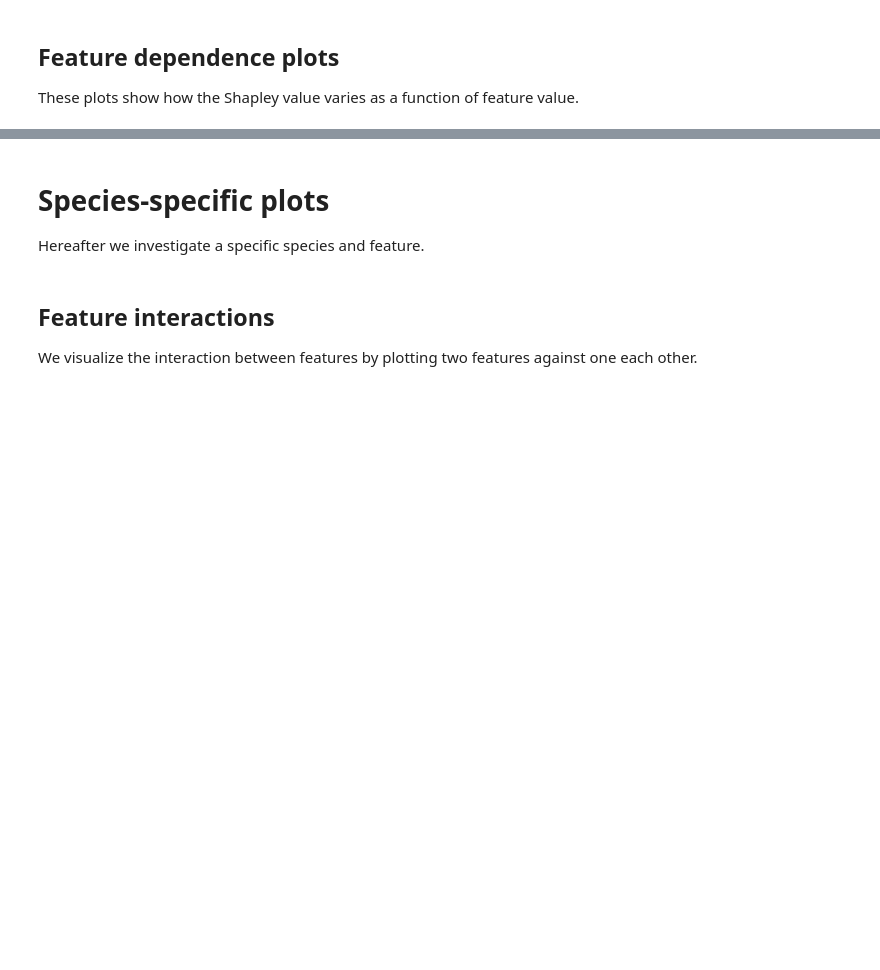
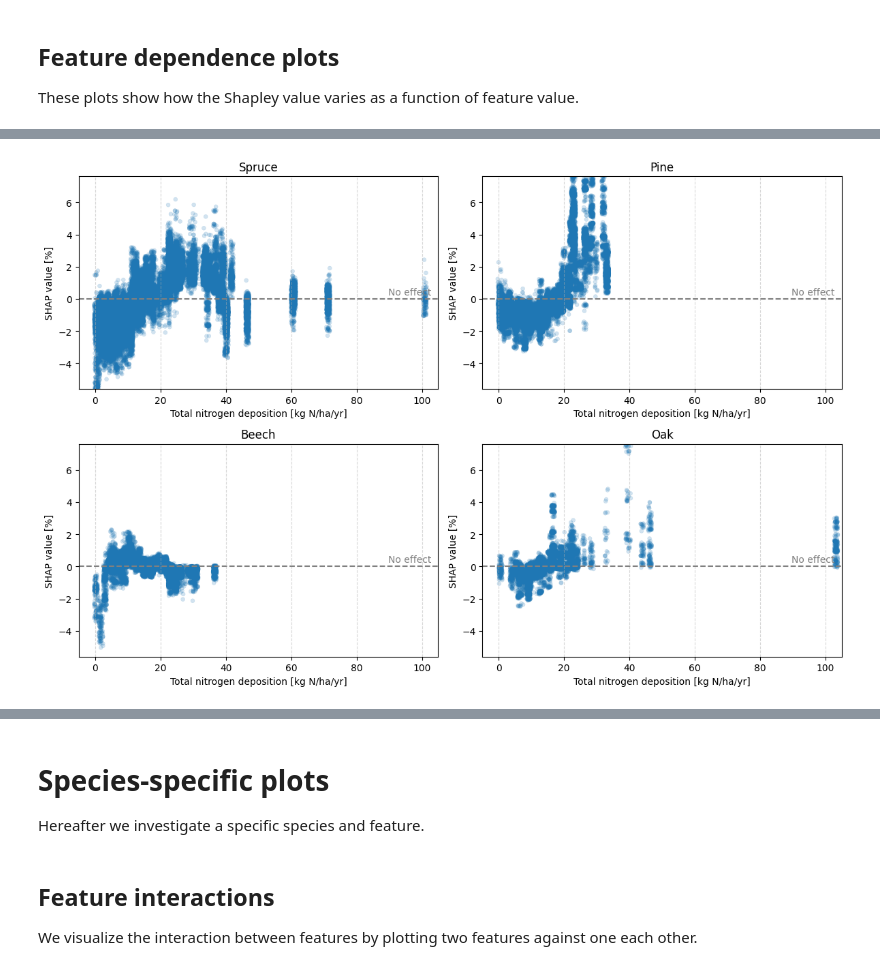
Before and after one commit to simlab-vs/icp-forest-xai, a Jupyter notebook: 02-modeling.ipynb, the cells around one changed output, grey strips where cells are left out. Drawn from its saved outputs; the diff is of its cells as text; code cells hidden in the pictures; blank space fills up the shorter version.

```diff
--- a/02-modeling.ipynb
+++ b/02-modeling.ipynb
@@ -239,0 +528,17 @@ ax.set_ylabel("SHAP value")
+# %%
+# One plot per species (4 in total)
+fig, axes = plt.subplots(2, 2, figsize=(12, 8))
+
+for species, ax in zip(ALL_SPECIES, axes.flatten()):
+    plot_dependence(
+        all_results[species],
+        feature="dep_n_tot",
+        alpha=0.2,
+        ax=ax,
+        xlim=(0, 100),
+        ylim=(-5, 7),
+    )
+
+    ax.set_xlabel("Total nitrogen deposition [kg N/ha/yr]")
+# %% [output]
+[figure, added]
```
Also changed, not shown: parts of 28 cells of this notebook, 16 other files.
